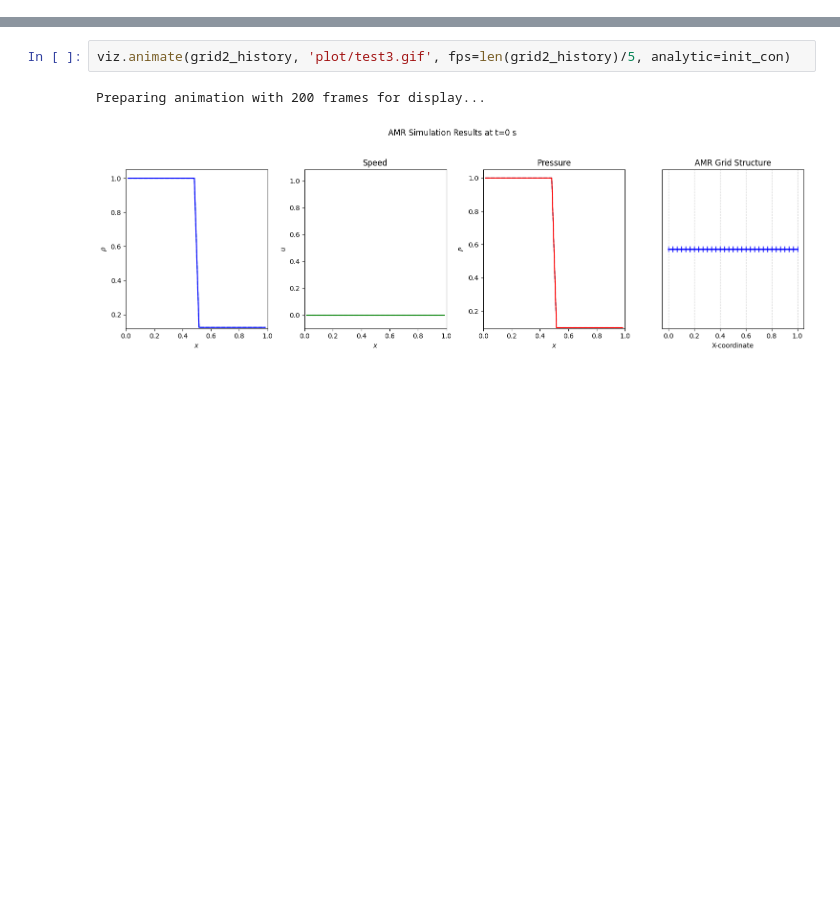
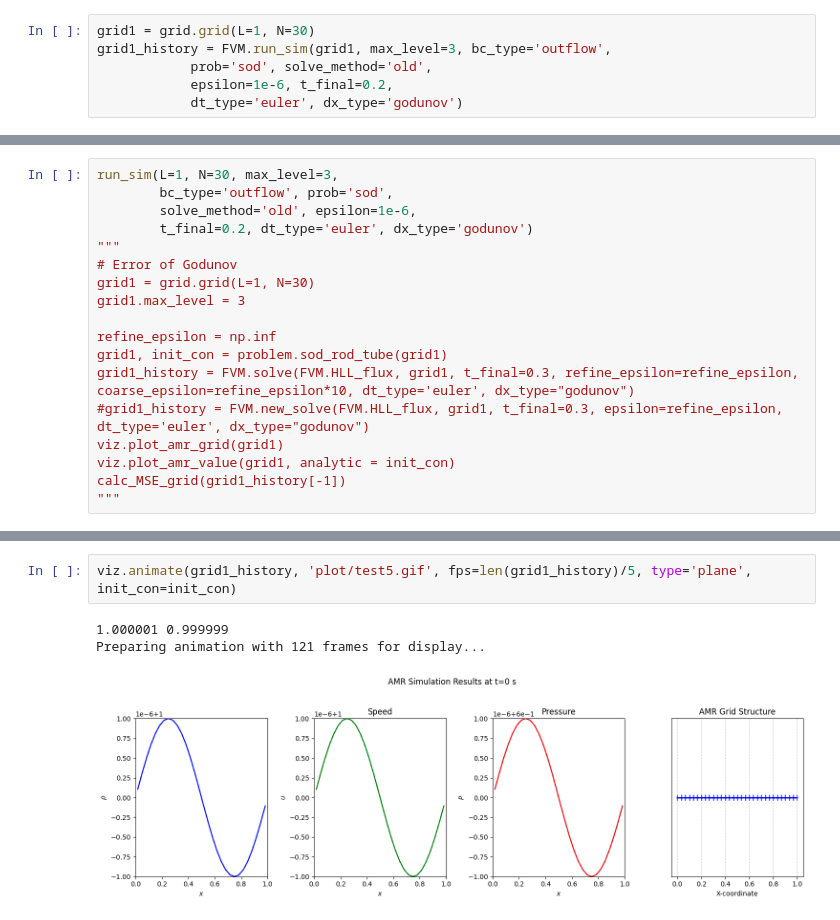
Before and after one commit to yttcari/1d_AMR, a Jupyter notebook: 1D_demo.ipynb, the cells around one changed output, grey strips where cells are left out. Drawn from its saved outputs; the diff is of its cells as text; blank space fills up the shorter version.

```diff
--- a/1D_demo.ipynb
+++ b/1D_demo.ipynb
@@ -188,0 +18,6 @@ FINISHED
+# %%
+grid1 = grid.grid(L=1, N=30)
+grid1_history = FVM.run_sim(grid1, max_level=3, bc_type='outflow',
+            prob='sod', solve_method='old',
+            epsilon=1e-6, t_final=0.2,
+            dt_type='euler', dx_type='godunov')
@@ -188,0 +28,18 @@ FINISHED
+# %%
+run_sim(L=1, N=30, max_level=3,
+        bc_type='outflow', prob='sod',
+        solve_method='old', epsilon=1e-6,
+        t_final=0.2, dt_type='euler', dx_type='godunov')
+"""
+# Error of Godunov
+grid1 = grid.grid(L=1, N=30)
+grid1.max_level = 3
+
+refine_epsilon = np.inf
+grid1, init_con = problem.sod_rod_tube(grid1)
+grid1_history = FVM.solve(FVM.HLL_flux, grid1, t_final=0.3, refine_epsilon=refine_epsilon, coarse_epsilon=refine_epsilon*10, dt_type='euler', dx_type="godunov")
+#grid1_history = FVM.new_solve(FVM.HLL_flux, grid1, t_final=0.3, epsilon=refine_epsilon, dt_type='euler', dx_type="godunov")
+viz.plot_amr_grid(grid1)
+viz.plot_amr_value(grid1, analytic = init_con)
+calc_MSE_grid(grid1_history[-1])
+"""
@@ -189,5 +101,6 @@ FINISHED
 # %%
-viz.animate(grid2_history, 'plot/test3.gif', fps=len(grid2_history)/5, analytic=init_con)
+viz.animate(grid1_history, 'plot/test5.gif', fps=len(grid1_history)/5, type='plane', init_con=init_con)
 # %% [output]
-Preparing animation with 200 frames for display...
+1.000001 0.999999
+Preparing animation with 121 frames for display...
-[figure, old version]
+[figure, new version]
```
Also changed, not shown: parts of 14 cells of this notebook, 15 other files.
